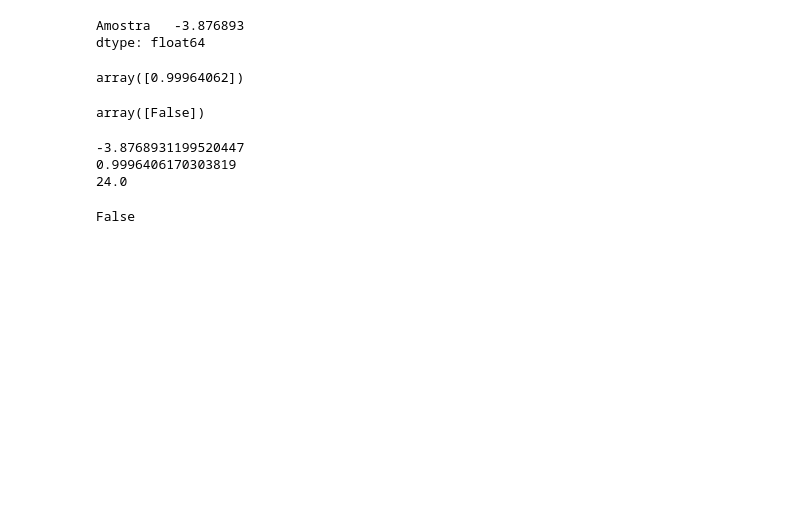
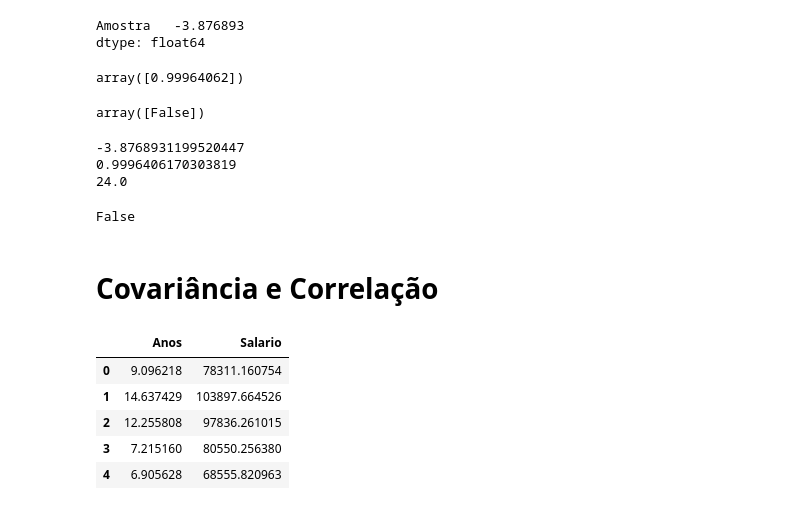
Before and after one commit to GuilhermeRuy97/BootcampDataScience, a Jupyter notebook: resumo_estatistica.ipynb, the cells around one changed output. Drawn from its saved outputs; the diff is of its cells as text; code cells hidden in the pictures; blank space fills up the shorter version.

```diff
--- a/resumo_estatistica.ipynb
+++ b/resumo_estatistica.ipynb
@@ -989,3 +1064,5 @@ print(df)
 p_valor[0] <= significancia
 # %% [output]
 False
+# %% [markdown]
+# Covariância e Correlação
@@ -991,0 +1075,9 @@ False
+# %%
+salarial.head()
+# %% [output]
+|  | Anos | Salario |
+| 0 | 9.096218 | 78311.160754 |
+| 1 | 14.637429 | 103897.664526 |
+| 2 | 12.255808 | 97836.261015 |
+| 3 | 7.215160 | 80550.256380 |
+| 4 | 6.905628 | 68555.820963 |
```
Also changed, not shown: parts of 62 cells of this notebook.
